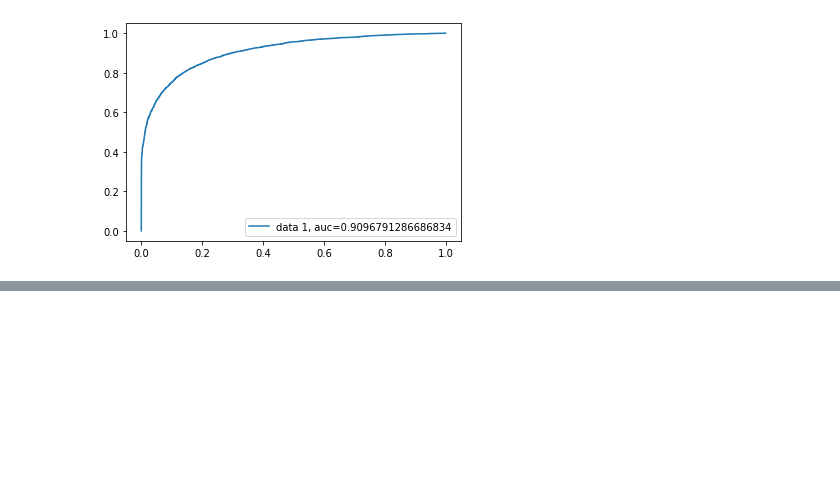
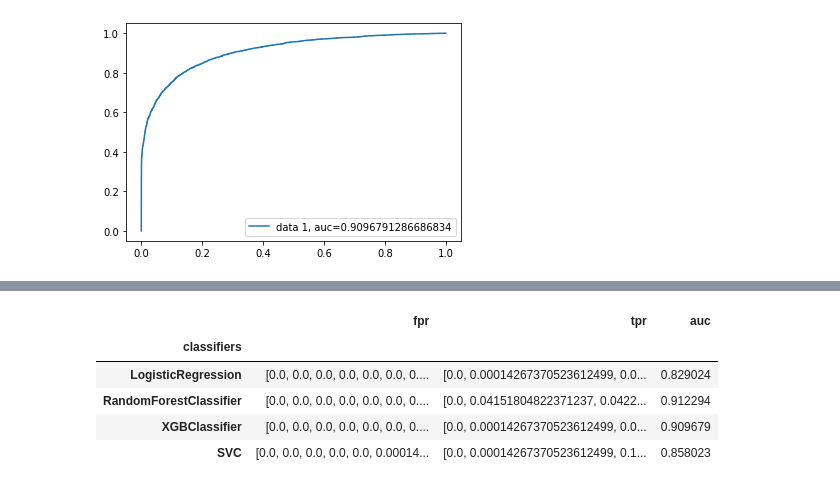
Before and after one commit to Shubham-naik-ai/Credit-Card-Default-Prediction, a Jupyter notebook: Copy_of_Credit_Card_Default_Prediction_Capstone_Project.ipynb, the cells around one changed output, grey strips where cells are left out. Saved outputs shown, nothing was run; the diff lists cells and outputs as text; code cells hidden in the pictures; blank space fills up the shorter version.

```diff
--- a/Copy_of_Credit_Card_Default_Prediction_Capstone_Project.ipynb
+++ b/Copy_of_Credit_Card_Default_Prediction_Capstone_Project.ipynb
@@ -1209,0 +1251,9 @@ plt.show()
+# %%
+result_table
+# %% [output]
+|  | fpr | tpr | auc |
+| classifiers |  |  |  |
+| LogisticRegression | [0.0, 0.0, 0.0, 0.0, 0.0, 0.0, 0.... | [0.0, 0.00014267370523612499, 0.0... | 0.829024 |
+| RandomForestClassifier | [0.0, 0.0, 0.0, 0.0, 0.0, 0.0, 0.... | [0.0, 0.04151804822371237, 0.0422... | 0.912294 |
+| XGBClassifier | [0.0, 0.0, 0.0, 0.0, 0.0, 0.0, 0.... | [0.0, 0.00014267370523612499, 0.0... | 0.909679 |
+| SVC | [0.0, 0.0, 0.0, 0.0, 0.0, 0.00014... | [0.0, 0.00014267370523612499, 0.1... | 0.858023 |
```
Also changed, not shown: parts of 8 cells of this notebook.
